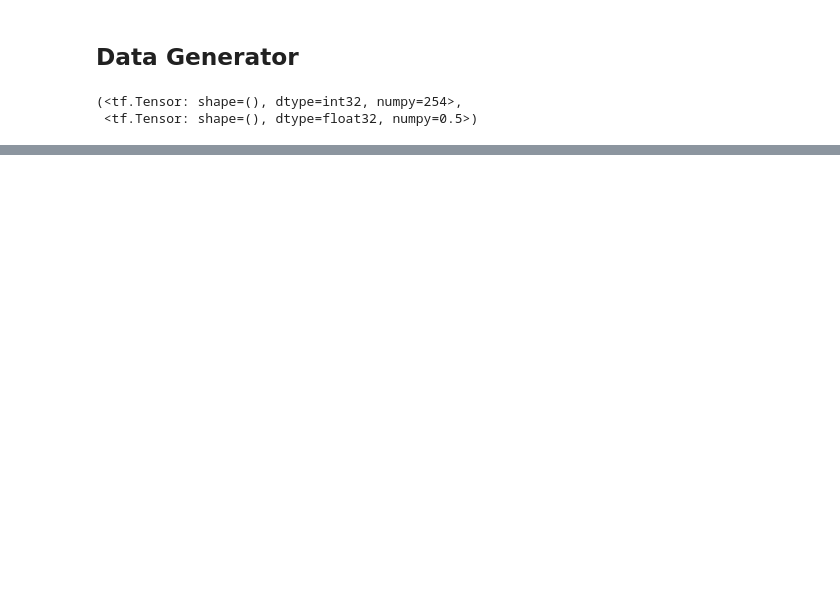
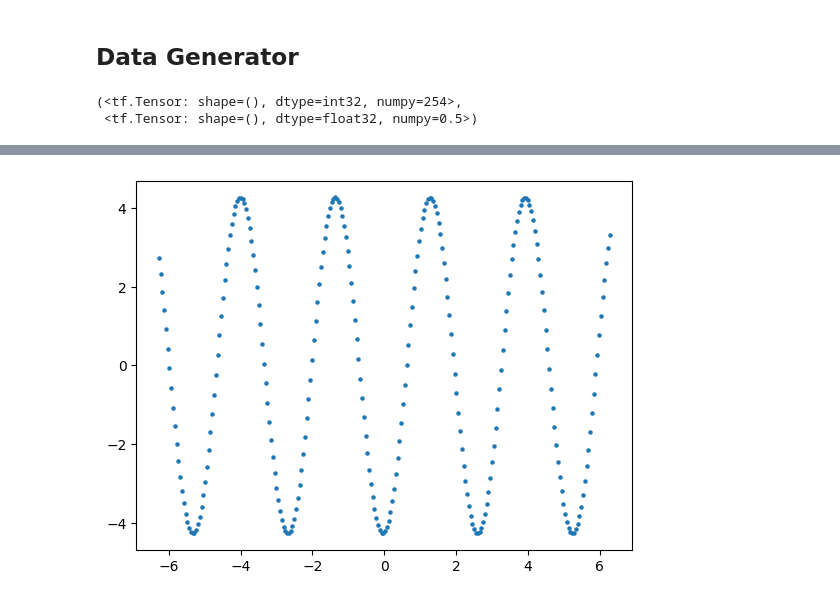
Before and after one commit to sejin8642/handson, a Jupyter notebook: scripts/part2/models.ipynb, the cells around one changed output, grey strips where cells are left out. Cells and saved outputs as stored; diff of their text form; code cells hidden in the pictures; blank space fills up the shorter version.

```diff
--- a/scripts/part2/models.ipynb
+++ b/scripts/part2/models.ipynb
@@ -1694,0 +1715,5 @@ Type:      method
+# %%
+plt.scatter(t, y, s=5.0)
+plt.show()
+# %% [output]
+[figure, added]
```
Also changed, not shown: parts of 17 cells of this notebook.
